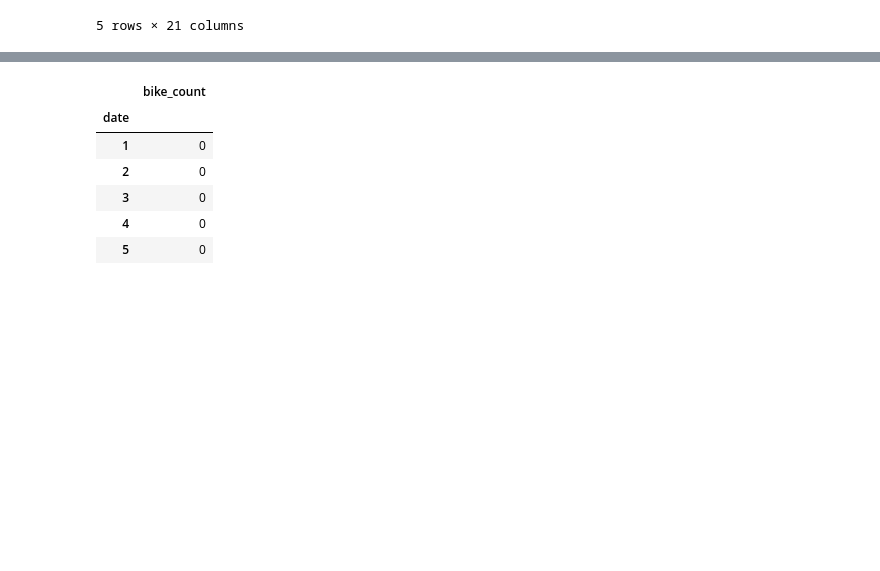
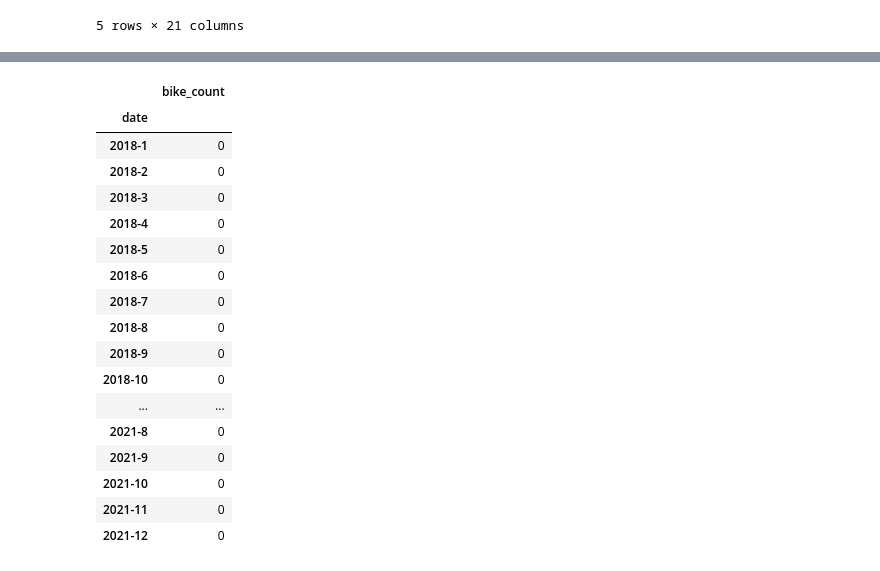
Before and after one commit to jw54kysa/bachelor_thesis_idle_time_prediction_nextbike, a Jupyter notebook: scripts/plot_rentals_per_month_year.ipynb, the cells around one changed output, grey strips where cells are left out. Drawn from its saved outputs; the diff is of its cells as text; code cells hidden in the pictures; blank space fills up the shorter version.

```diff
--- a/scripts/plot_rentals_per_month_year.ipynb
+++ b/scripts/plot_rentals_per_month_year.ipynb
@@ -25,17 +25,35 @@ df.tail()
 # %%
 import numpy as np
 
-tsdata = pd.DataFrame({ 'date': [1,2,3,4,5,6,7,8,9,10,11,12], 'bike_count': 0})
+years = ['2018','2019','2020','2021']
+months = ['1','2','3','4','5','6','7','8','9','10','11','12']
+list = []
+for year in years:
+    for month in months:
+        list.append(f'{year}-{month}')
+
+tsdata = pd.DataFrame({ 'date': list, 'bike_count': 0})
 tsdata = tsdata.set_index('date')
-tsdata.head()
+tsdata
 # %% [output]
 |  | bike_count |
 | date |  |
-| 1 | 0 |
-| 2 | 0 |
-| 3 | 0 |
-| 4 | 0 |
-| 5 | 0 |
+| 2018-1 | 0 |
+| 2018-2 | 0 |
+| 2018-3 | 0 |
+| 2018-4 | 0 |
+| 2018-5 | 0 |
+| 2018-6 | 0 |
+| 2018-7 | 0 |
+| 2018-8 | 0 |
+| 2018-9 | 0 |
+| 2018-10 | 0 |
+| ... | ... |
+| 2021-8 | 0 |
+| 2021-9 | 0 |
+| 2021-10 | 0 |
+| 2021-11 | 0 |
+| 2021-12 | 0 |
 # %%
 from matplotlib import pyplot as plt
 import statistics
```
Also changed, not shown: parts of 5 cells of this notebook, 9 other files.
